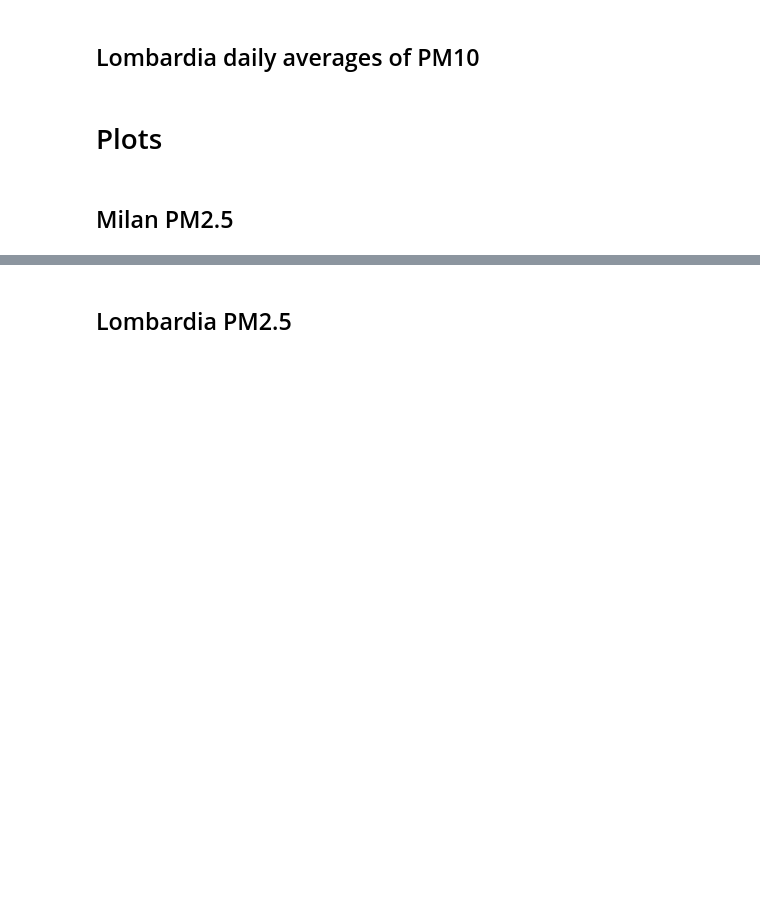
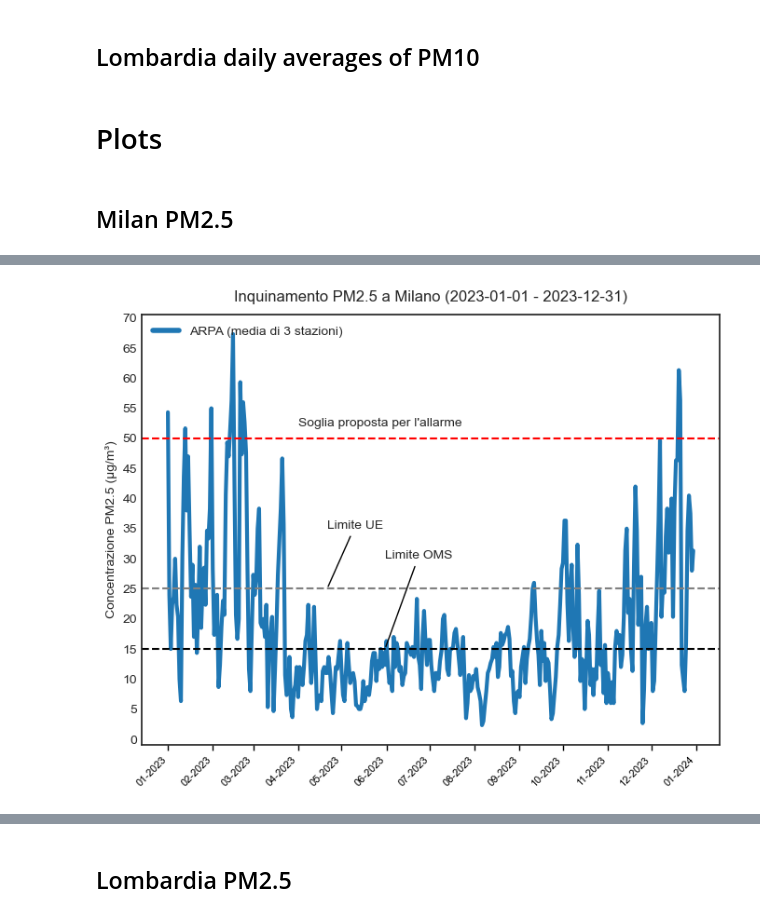
Before and after one commit to miargentieri/air-pollution-milan, a Jupyter notebook: air-pollution-graphs.ipynb, the cells around one changed output, grey strips where cells are left out. Cells and saved outputs as stored; diff of their text form; code cells hidden in the pictures; blank space fills up the shorter version.

```diff
--- a/air-pollution-graphs.ipynb
+++ b/air-pollution-graphs.ipynb
@@ -94,0 +105,7 @@ plot_air_quality_25(mean_milan, 'Milano', '01/01/2023', '2/19/2025')
+# %%
+# plot 2023 data
+plot_air_quality_25_milan(mean_milan, 'Milano', '01/01/2023', '12/31/2023', save=True, annotation=False)
+filepath = './plots/air_quality_pm25_milan_' + '2023' + '.svg'
+plt.savefig(filepath, format='svg', dpi=300, facecolor='w')
+# %% [output]
+[figure, added]
```
Also changed, not shown: parts of 18 cells of this notebook.
